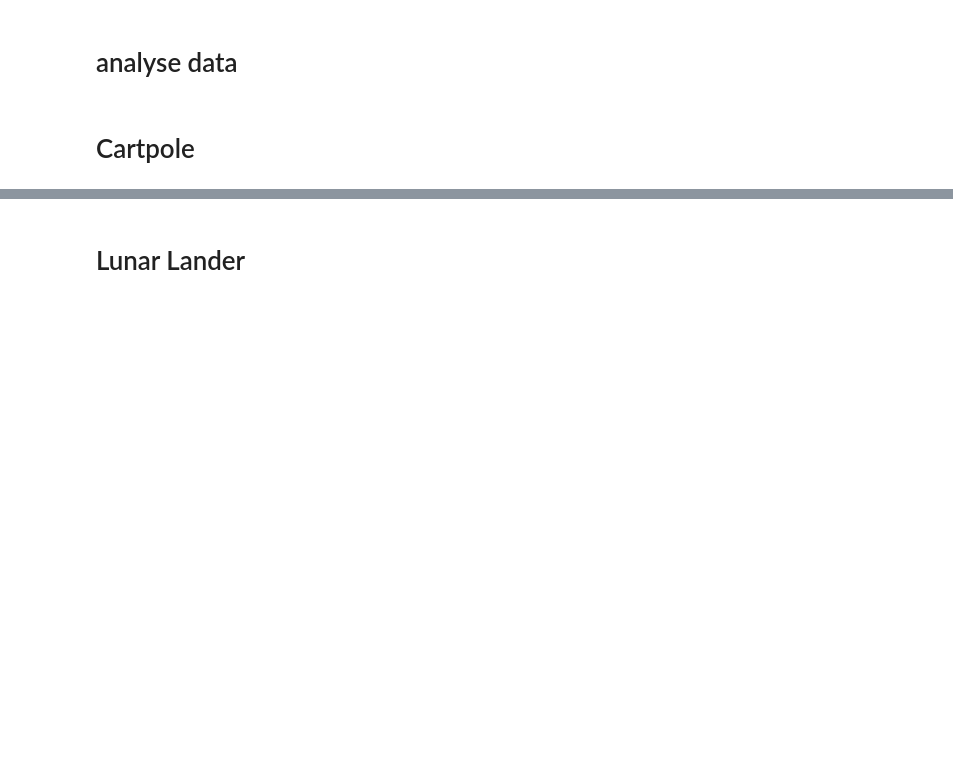
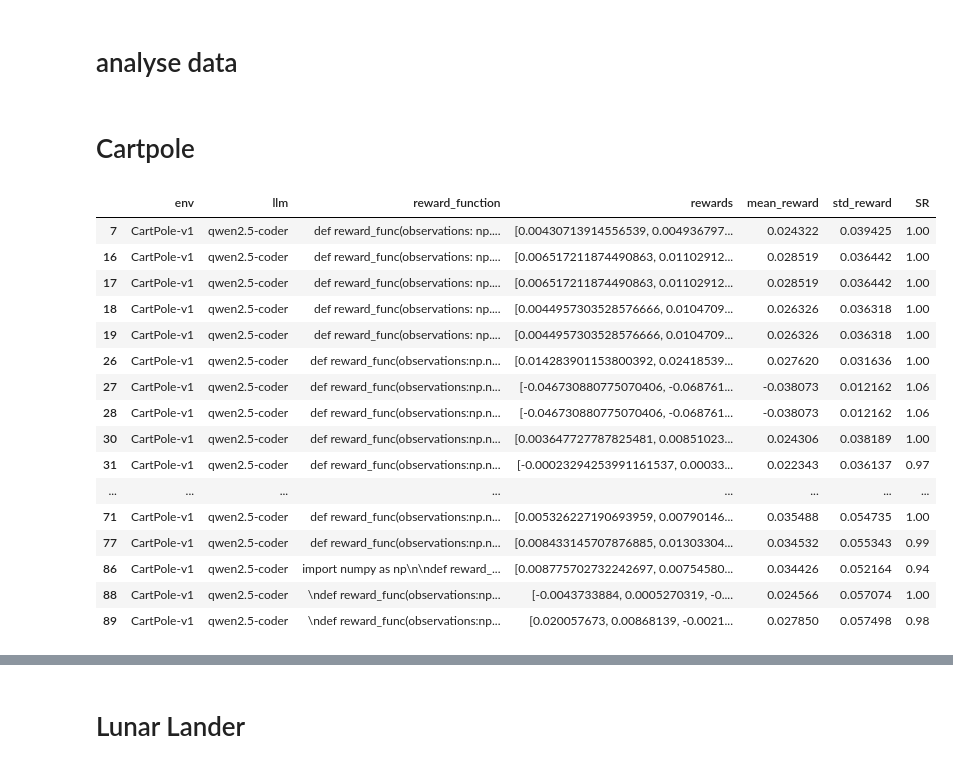
Before and after one commit to VIRAL-UCBL1/VIRAL, a Jupyter notebook: src/analyse.ipynb, the cells around one changed output, grey strips where cells are left out. Drawn from its saved outputs; the diff is of its cells as text; code cells hidden in the pictures; blank space fills up the shorter version.

```diff
--- a/src/analyse.ipynb
+++ b/src/analyse.ipynb
@@ -9,4 +17,23 @@ import matplotlib.pyplot as plt
 # %%
 data = pd.read_csv('log/CartPole_v1_log.csv', delimiter=';')
 data['rewards'] = data['rewards'].map(lambda x : np.array(list(map(float, x.split(',')))))
+data = data.where(data['SR']>0.90).dropna()
 data
+# %% [output]
+|  | env | llm | reward_function | rewards | mean_reward | std_reward | SR |
+| 7 | CartPole-v1 | qwen2.5-coder | def reward_func(observations: np.... | [0.00430713914556539, 0.004936797... | 0.024322 | 0.039425 | 1.00 |
+| 16 | CartPole-v1 | qwen2.5-coder | def reward_func(observations: np.... | [0.006517211874490863, 0.01102912... | 0.028519 | 0.036442 | 1.00 |
+| 17 | CartPole-v1 | qwen2.5-coder | def reward_func(observations: np.... | [0.006517211874490863, 0.01102912... | 0.028519 | 0.036442 | 1.00 |
+| 18 | CartPole-v1 | qwen2.5-coder | def reward_func(observations: np.... | [0.0044957303528576666, 0.0104709... | 0.026326 | 0.036318 | 1.00 |
+| 19 | CartPole-v1 | qwen2.5-coder | def reward_func(observations: np.... | [0.0044957303528576666, 0.0104709... | 0.026326 | 0.036318 | 1.00 |
+| 26 | CartPole-v1 | qwen2.5-coder | def reward_func(observations:np.n... | [0.014283901153800392, 0.02418539... | 0.027620 | 0.031636 | 1.00 |
+| 27 | CartPole-v1 | qwen2.5-coder | def reward_func(observations:np.n... | [-0.046730880775070406, -0.068761... | -0.038073 | 0.012162 | 1.06 |
+| 28 | CartPole-v1 | qwen2.5-coder | def reward_func(observations:np.n... | [-0.046730880775070406, -0.068761... | -0.038073 | 0.012162 | 1.06 |
+| 30 | CartPole-v1 | qwen2.5-coder | def reward_func(observations:np.n... | [0.003647727787825481, 0.00851023... | 0.024306 | 0.038189 | 1.00 |
+| 31 | CartPole-v1 | qwen2.5-coder | def reward_func(observations:np.n... | [-0.00023294253991161537, 0.00033... | 0.022343 | 0.036137 | 0.97 |
+| ... | ... | ... | ... | ... | ... | ... | ... |
+| 71 | CartPole-v1 | qwen2.5-coder | def reward_func(observations:np.n... | [0.005326227190693959, 0.00790146... | 0.035488 | 0.054735 | 1.00 |
+| 77 | CartPole-v1 | qwen2.5-coder | def reward_func(observations:np.n... | [0.008433145707876885, 0.01303304... | 0.034532 | 0.055343 | 0.99 |
+| 86 | CartPole-v1 | qwen2.5-coder | import numpy as np\n\ndef reward_... | [0.008775702732242697, 0.00754580... | 0.034426 | 0.052164 | 0.94 |
+| 88 | CartPole-v1 | qwen2.5-coder | \ndef reward_func(observations:np... | [-0.0043733884, 0.0005270319, -0.... | 0.024566 | 0.057074 | 1.00 |
+| 89 | CartPole-v1 | qwen2.5-coder | \ndef reward_func(observations:np... | [0.020057673, 0.00868139, -0.0021... | 0.027850 | 0.057498 | 0.98 |
```
Also changed, not shown: parts of 12 cells of this notebook, 9 other files.
